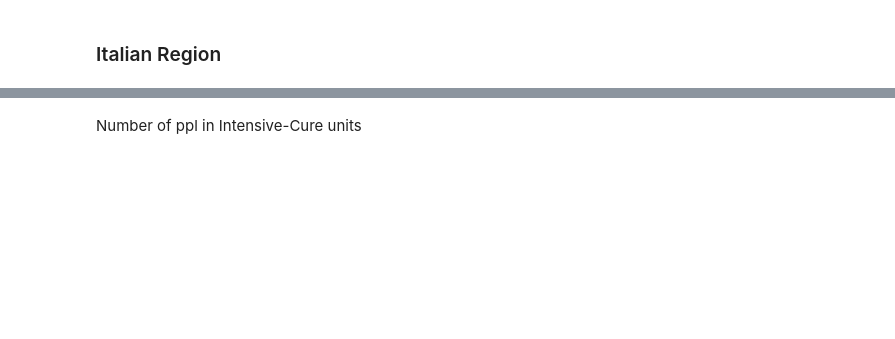
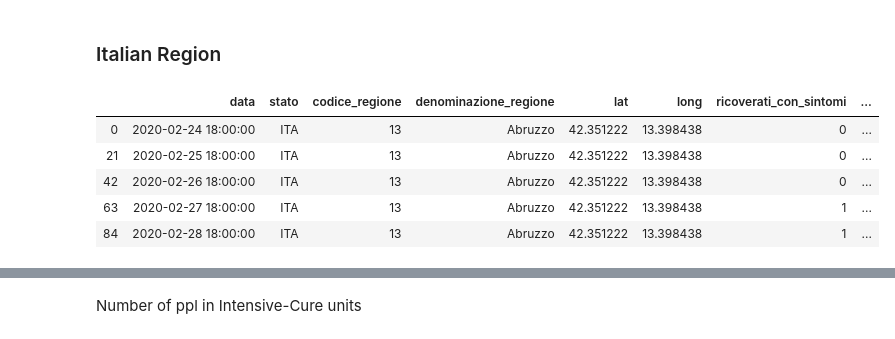
Before and after one commit to faviasono/coronavirusanalysis, a Jupyter notebook: coronavirus_it_nl.ipynb, the cells around one changed output, grey strips where cells are left out. Drawn from its saved outputs; the diff is of its cells as text; code cells hidden in the pictures; blank space fills up the shorter version.

```diff
--- a/coronavirus_it_nl.ipynb
+++ b/coronavirus_it_nl.ipynb
@@ -67,10 +80,18 @@ os.getcwd()
 # %%
-italy_regions = pd.read_csv('dpc-covid19-ita-regioni.csv')
+italy_regions = pd.read_csv('data/dpc-covid19-ita-regioni.csv')
 italy_regions.tail(10)
 df = italy_regions.dropna().sort_values(by=['denominazione_regione', 'data'])
+df.data  = pd.to_datetime(df.data)
 df_lastday = df[df.data == df.data.max()]
 
 df.head(5)
+# %% [output]
+|  | data | stato | codice_regione | denominazione_regione | lat | long | ricoverati_con_sintomi | ... |
+| 0 | 2020-02-24 18:00:00 | ITA | 13 | Abruzzo | 42.351222 | 13.398438 | 0 | ... |
+| 21 | 2020-02-25 18:00:00 | ITA | 13 | Abruzzo | 42.351222 | 13.398438 | 0 | ... |
+| 42 | 2020-02-26 18:00:00 | ITA | 13 | Abruzzo | 42.351222 | 13.398438 | 0 | ... |
+| 63 | 2020-02-27 18:00:00 | ITA | 13 | Abruzzo | 42.351222 | 13.398438 | 1 | ... |
+| 84 | 2020-02-28 18:00:00 | ITA | 13 | Abruzzo | 42.351222 | 13.398438 | 1 | ... |
 # %%
 tested = sns.barplot(data=df_lastday.sort_values(by='tamponi')[::-1],y='denominazione_regione',x='tamponi',color='darkblue',);
 tested.set_title('Number of tested people for region')
```
Also changed, not shown: parts of 18 cells of this notebook.
